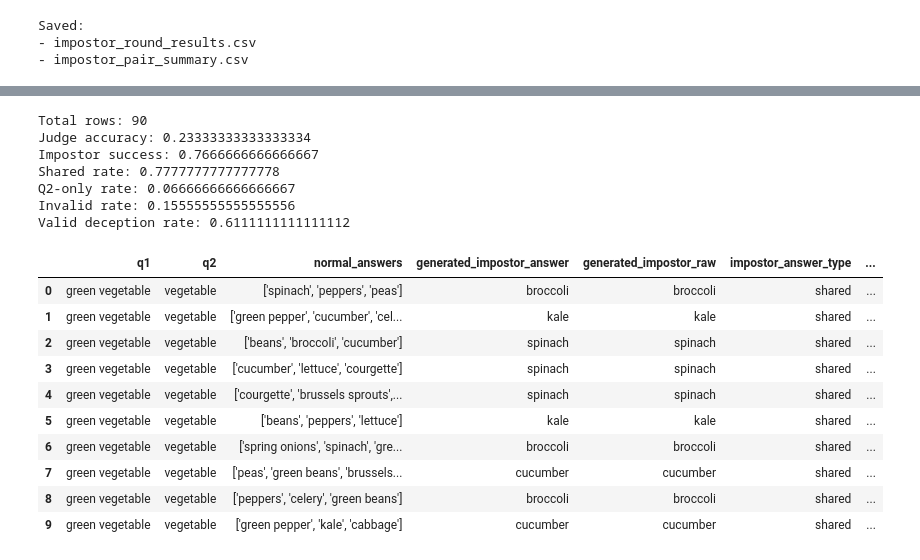
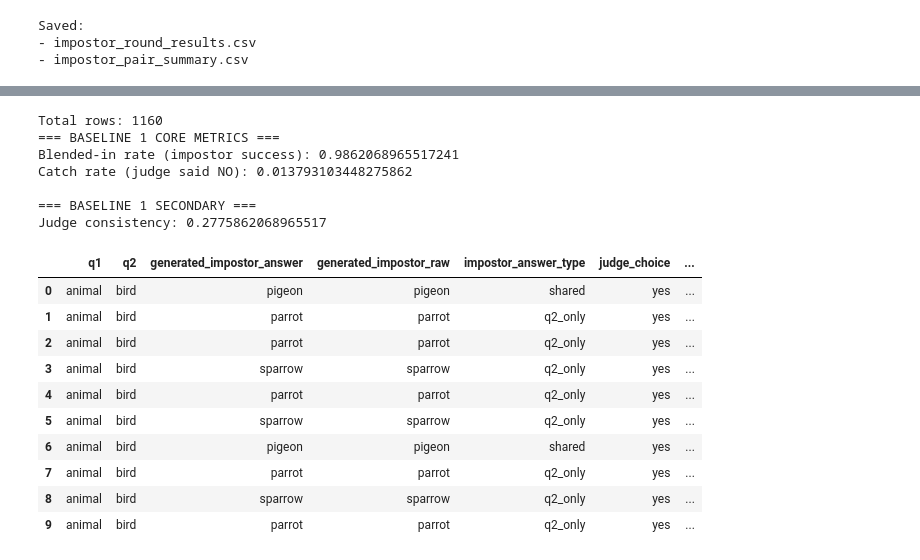
Before and after one commit to AliImihy/Insert-Name-Here, a Jupyter notebook: NLPProject1.ipynb, the cells around one changed output, grey strips where cells are left out. Saved outputs shown, nothing was run; the diff lists cells and outputs as text; code cells hidden in the pictures.

```diff
--- a/NLPProject1.ipynb
+++ b/NLPProject1.ipynb
@@ -587,42 +612,40 @@ files.download("impostor_pair_summary.csv")
 [interactive output not drawn]
 [interactive output not drawn]
 [interactive output not drawn]
-# %%
-results_df = pd.read_csv("impostor_round_results.csv")
-
-print("Total rows:", len(results_df))
-
-valid_df = results_df[results_df["judge_valid_output"] == True].copy()
-
-valid_types = ["shared", "q2_only", "q2_valid_other"]
-
-valid_df["answer_is_valid_for_q2"] = valid_df["impostor_answer_type"].isin(valid_types)
-valid_df["valid_deception"] = valid_df["answer_is_valid_for_q2"] & valid_df["impostor_success"]
-
-print("Judge accuracy:", valid_df["judge_correct"].mean())
-print("Impostor success:", valid_df["impostor_success"].mean())
-print("Shared rate:", (valid_df["impostor_answer_type"] == "shared").mean())
-print("Q2-only rate:", (valid_df["impostor_answer_type"] == "q2_only").mean())
-print("Invalid rate:", (valid_df["impostor_answer_type"] == "invalid").mean())
-print("Valid deception rate:", valid_df["valid_deception"].mean())
-
-display(valid_df.head(10))
-# %% [output]
-Total rows: 90
-Judge accuracy: 0.23333333333333334
-Impostor success: 0.7666666666666667
-Shared rate: 0.7777777777777778
-Q2-only rate: 0.06666666666666667
-Invalid rate: 0.15555555555555556
-Valid deception rate: 0.6111111111111112
-|  | q1 | q2 | normal_answers | generated_impostor_answer | generated_impostor_raw | impostor_answer_type | ... |
-| 0 | green vegetable | vegetable | ['spinach', 'peppers', 'peas'] | broccoli | broccoli | shared | ... |
-| 1 | green vegetable | vegetable | ['green pepper', 'cucumber', 'cel... | kale | kale | shared | ... |
-| 2 | green vegetable | vegetable | ['beans', 'broccoli', 'cucumber'] | spinach | spinach | shared | ... |
-| 3 | green vegetable | vegetable | ['cucumber', 'lettuce', 'courgette'] | spinach | spinach | shared | ... |
-| 4 | green vegetable | vegetable | ['courgette', 'brussels sprouts',... | spinach | spinach | shared | ... |
-| 5 | green vegetable | vegetable | ['beans', 'peppers', 'lettuce'] | kale | kale | shared | ... |
-| 6 | green vegetable | vegetable | ['spring onions', 'spinach', 'gre... | broccoli | broccoli | shared | ... |
-| 7 | green vegetable | vegetable | ['peas', 'green beans', 'brussels... | cucumber | cucumber | shared | ... |
-| 8 | green vegetable | vegetable | ['peppers', 'celery', 'green beans'] | broccoli | broccoli | shared | ... |
-| 9 | green vegetable | vegetable | ['green pepper', 'kale', 'cabbage'] | cucumber | cucumber | shared | ... |
+# %%
+results_df = pd.read_csv("impostor_round_results.csv")
+
+print("Total rows:", len(results_df))
+
+valid_df = results_df[results_df["judge_valid_output"] == True].copy()
+
+valid_df["blended_in"] = (valid_df["judge_choice"] == "yes")
+valid_df["caught"] = (valid_df["judge_choice"] == "no")
+
+print("=== BASELINE 1 CORE METRICS ===")
+print("Blended-in rate (impostor success):", valid_df["blended_in"].mean())
+print("Catch rate (judge said NO):", valid_df["caught"].mean())
+
+print("\n=== BASELINE 1 SECONDARY ===")
+print("Judge consistency:", valid_df["judge_correct"].mean())
+
+display(valid_df.head(10))
+# %% [output]
+Total rows: 1160
+=== BASELINE 1 CORE METRICS ===
+Blended-in rate (impostor success): 0.9862068965517241
+Catch rate (judge said NO): 0.013793103448275862
+
+=== BASELINE 1 SECONDARY ===
+Judge consistency: 0.2775862068965517
+|  | q1 | q2 | generated_impostor_answer | generated_impostor_raw | impostor_answer_type | judge_choice | ... |
+| 0 | animal | bird | pigeon | pigeon | shared | yes | ... |
+| 1 | animal | bird | parrot | parrot | q2_only | yes | ... |
+| 2 | animal | bird | parrot | parrot | q2_only | yes | ... |
+| 3 | animal | bird | sparrow | sparrow | q2_only | yes | ... |
+| 4 | animal | bird | parrot | parrot | q2_only | yes | ... |
+| 5 | animal | bird | sparrow | sparrow | q2_only | yes | ... |
+| 6 | animal | bird | pigeon | pigeon | shared | yes | ... |
+| 7 | animal | bird | parrot | parrot | q2_only | yes | ... |
+| 8 | animal | bird | sparrow | sparrow | q2_only | yes | ... |
+| 9 | animal | bird | parrot | parrot | q2_only | yes | ... |
```
Also changed, not shown: parts of 52 cells of this notebook.
